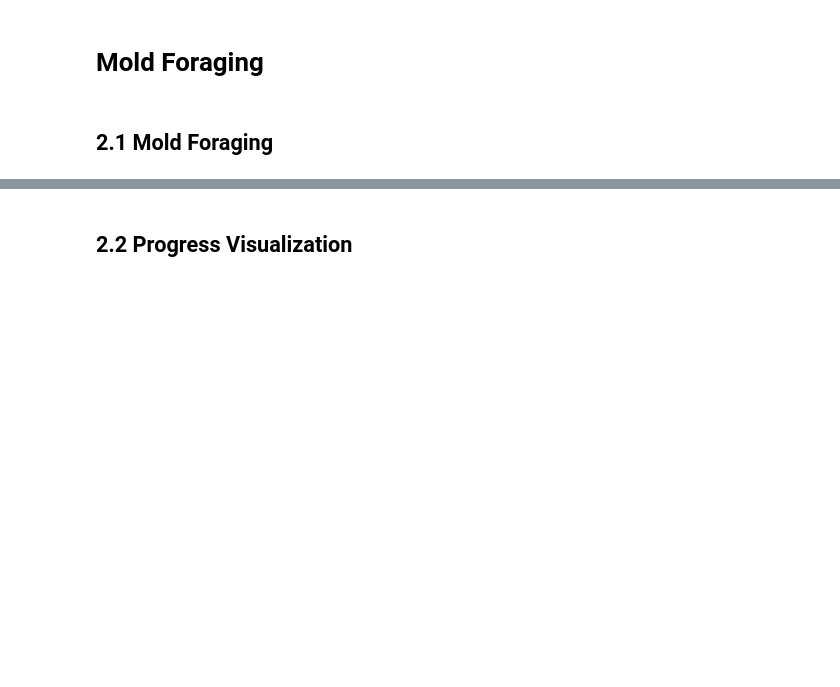
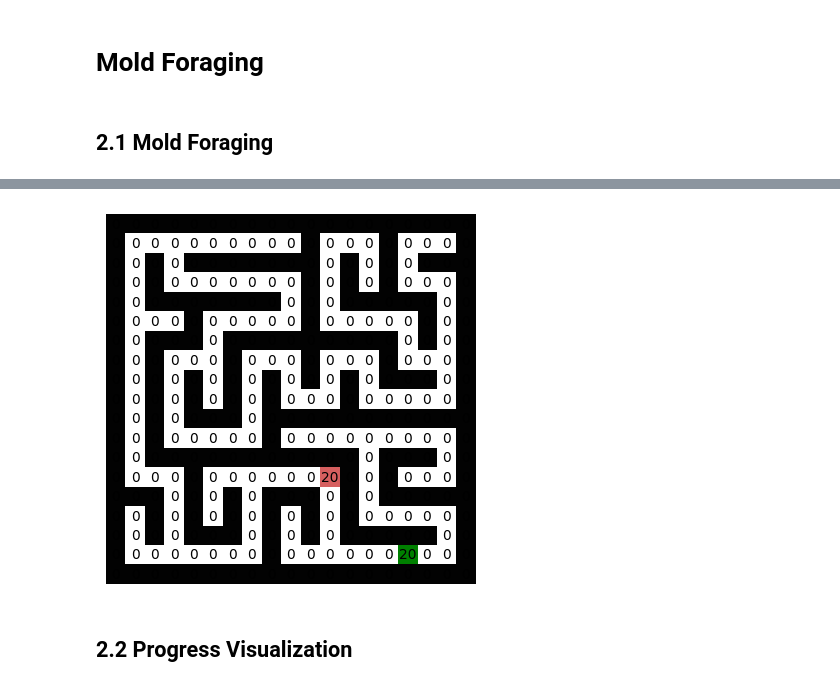
Before and after one commit to MengSunDom/CITS4403, a Jupyter notebook: CITS44403_29.ipynb, the cells around one changed output, grey strips where cells are left out. Drawn from its saved outputs; the diff is of its cells as text; code cells hidden in the pictures; blank space fills up the shorter version.

```diff
--- a/CITS44403_29.ipynb
+++ b/CITS44403_29.ipynb
@@ -541,3 +640,7 @@ env.draw()
+# %%
+env.draw_with_energy()
+# %% [output]
+[figure, added]
 # %% [markdown]
 ## 2.2 Progress Visualization
 # %%
```
Also changed, not shown: parts of 12 cells of this notebook.
